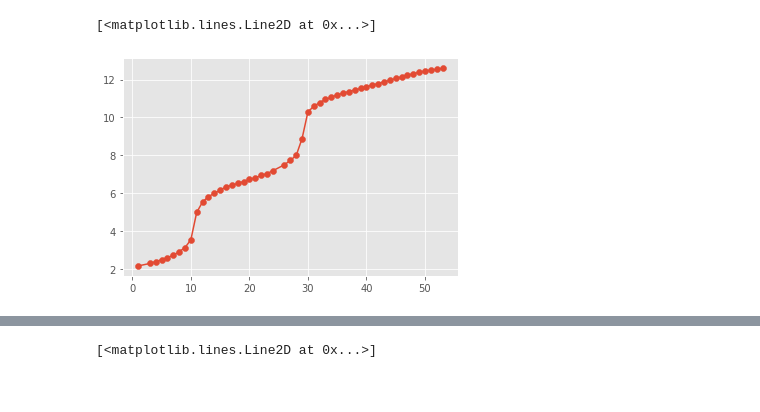
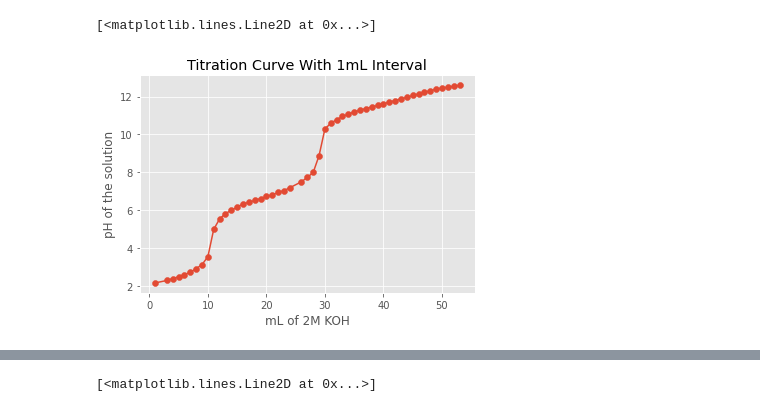
Before and after one commit to weathon/Lab-4-Python, a Jupyter notebook: Lab_4.ipynb, the cells around one changed output, grey strips where cells are left out. Saved outputs shown, nothing was run; the diff lists cells and outputs as text; code cells hidden in the pictures.

```diff
--- a/Lab_4.ipynb
+++ b/Lab_4.ipynb
@@ -11,6 +11,9 @@ style.use('ggplot')
 !wget -O OurWideRange.data  mp3.weasoft.com/OurWideRange.data
 !wget -O OtherDetial.data mp3.weasoft.com/OtherDetial.data
 !wget -O OtherWideRange.data mp3.weasoft.com/OtherWideRange.data
+# %%
+def setText(plot, title, xlab, ylab):
+  plot.title(title);plot.xlabel(xlab);plot.ylabel(ylab)
 # %%
 def readData(filename):
   res = []
@@ -47,7 +50,8 @@ combindedY = combindedY[indexes]
 combindedX = combindedX[indexes]
 # %%
 plot.scatter(x1, wide1)
+setText(plot,"Titration Curve With 1mL Interval","mL of 2M KOH","pH of the solution")
 plot.plot(x1, wide1)
 # %% [output]
 [<matplotlib.lines.Line2D at 0x...>]
-[figure, old version]
+[figure, new version]
```
Also changed, not shown: parts of 5 cells of this notebook.
